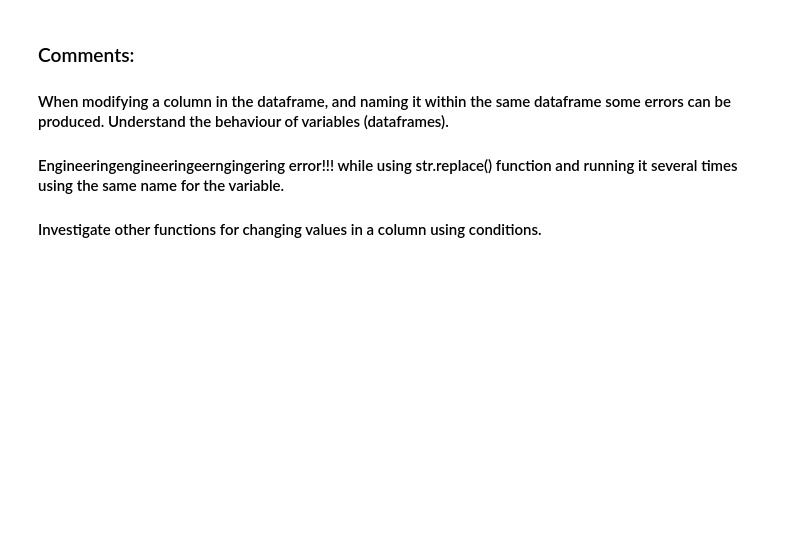
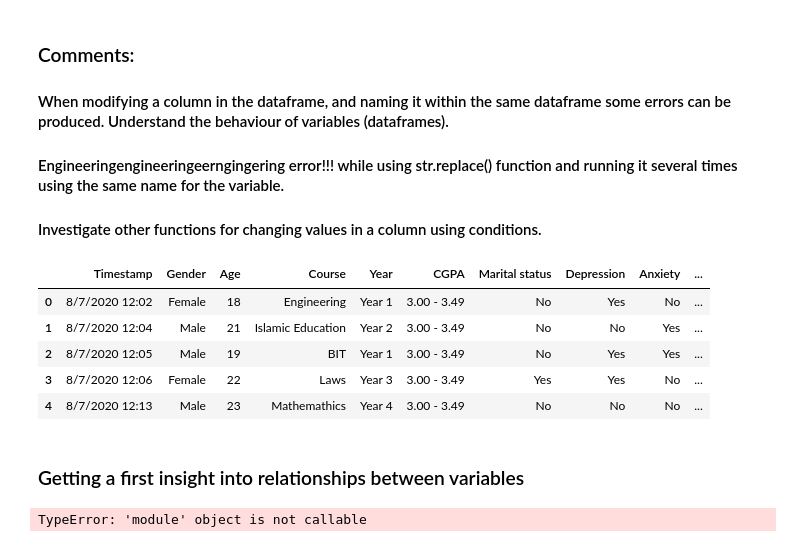
Before and after one commit to tobigrassani/CleaningData, a Jupyter notebook: Student mental health analysis.ipynb, the cells around one changed output. Cells and saved outputs as stored; diff of their text form; code cells hidden in the pictures; blank space fills up the shorter version.

Commit message:
Cleaning course

```diff
--- a/Student mental health analysis.ipynb
+++ b/Student mental health analysis.ipynb
@@ -98,0 +94,3 @@ Name: Age, dtype: int64
+# %%
+dataset['Age'] = dataset['Age'].astype(int)
+dataset['Age'].value_counts()
@@ -123,6 +130,9 @@ Islamic education           1
 Pendidikan Islam            1
 Name: Course, dtype: int64
 # %%
-dataset['Course'] = dataset['Course'].str.replace('psychology','Psychology', regex=False)
-dataset['Course'] = dataset['Course'].str.replace('Law','Laws', regex=False)
-dataset['Course'] = dataset['Course'].str.replace('Engine','Engineering', regex=False)
+dataset = dataset.replace({'psychology':'Psychology', 'Law':'Laws', 'Engine':'Engineering',
+                           'engin':'Engineering', 'Islamic education':'Islamic Education',
+                          'Pendidikan Islam':'Islamic Education', 'Pendidikan islam':'Islamic Education',
+                           'Fiqh fatwa ':'Islamic Education', 'Fiqh':'Islamic Education',
+                           'Irkhs':'Islamic Education', 'KIRKHS':'Islamic Education',
+                           'Kirkhs':'Islamic Education', 'koe':'KOE', 'Koe':'KOE','Diploma Nursing':'Nursing'})
@@ -157,3 +176,5 @@ year 4     8
 year 3     5
 Year 1     2
 Name: Year, dtype: int64
+# %%
+dataset = dataset.replace({'year 1':'Year 1', 'year 2':'Year 2', 'year 3':'Year 3', 'year 4':'Year 4'})
@@ -202,3 +232,24 @@ Name: Treatment, dtype: int64
 #### When modifying a column in the dataframe, and naming it within the same dataframe some errors can be produced. Understand the behaviour of variables (dataframes).
 #### Engineeringengineeringeerngingering error!!! while using str.replace() function and running it several times using the same name for the variable.
 #### Investigate other functions for changing values in a column using conditions.
+# %%
+dataset.head()
+# %% [output]
+|  | Timestamp | Gender | Age | Course | Year | CGPA | Marital status | Depression | Anxiety | ... |
+| 0 | 8/7/2020 12:02 | Female | 18 | Engineering | Year 1 | 3.00 - 3.49 | No | Yes | No | ... |
+| 1 | 8/7/2020 12:04 | Male | 21 | Islamic Education | Year 2 | 3.00 - 3.49 | No | No | Yes | ... |
+| 2 | 8/7/2020 12:05 | Male | 19 | BIT | Year 1 | 3.00 - 3.49 | No | Yes | Yes | ... |
+| 3 | 8/7/2020 12:06 | Female | 22 | Laws | Year 3 | 3.00 - 3.49 | Yes | Yes | No | ... |
+| 4 | 8/7/2020 12:13 | Male | 23 | Mathemathics | Year 4 | 3.00 - 3.49 | No | No | No | ... |
+# %% [markdown]
+### Getting a first insight into relationships between variables
+# %%
+plt.figure(figsize=(40, 30))
+
+vg_corr = dataset.corr()
+sns.heatmap(vg_corr,
+            xticklabels = vg_corr.columns.values,
+            yticklabels = vg_corr.columns.values,
+            annot = True);
+# %% [output]
+TypeError: 'module' object is not callable
```
Also changed, not shown: parts of 7 cells of this notebook.
